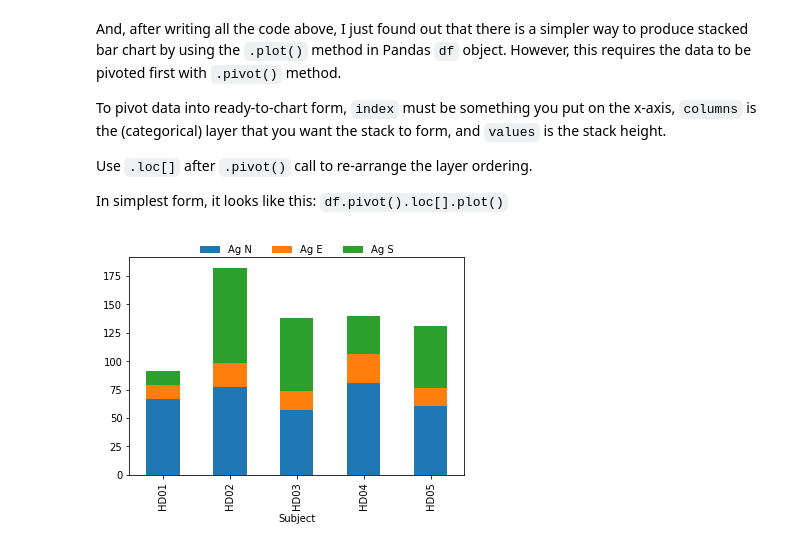
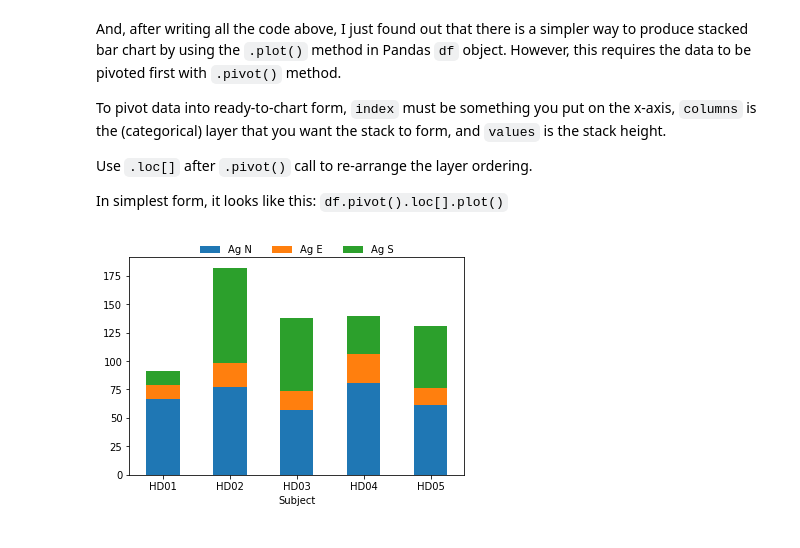
Before and after one commit to aixnr/jptrnb, a Jupyter notebook: notebooks/Stacked Bar Chart.ipynb, the cells around one changed output. Cells and saved outputs as stored; diff of their text form; code cells hidden in the pictures.

```diff
--- a/notebooks/Stacked Bar Chart.ipynb
+++ b/notebooks/Stacked Bar Chart.ipynb
@@ -182,16 +183,19 @@ In simplest form, it looks like this: `df.pivot().loc[].plot()`
 # %%
 # Instantiate Figures and Axes objects
 fig, ax = plt.subplots()
 
 # Pivot the data, then chart, in single-line
 df.pivot(index = 'Subject',
          columns = 'Antigen',
          values = 'ug/ml').loc[:,['Ag N', 'Ag E', 'Ag S']].plot(ax = ax, kind = 'bar', stacked = True, legend = None)
 
 # Set the Legend
 ax.legend(frameon = False, loc = 'upper center', bbox_to_anchor = (0.5,1.1), ncol = 3)
 
+# Rotate x-axis
+ax.tick_params(axis = 'x', rotation = 0)
+
 # Show the plot
 plt.show()
 # %% [output]
-[figure, old version]
+[figure, new version]
```
Also changed, not shown: parts of 1 cell of this notebook.
